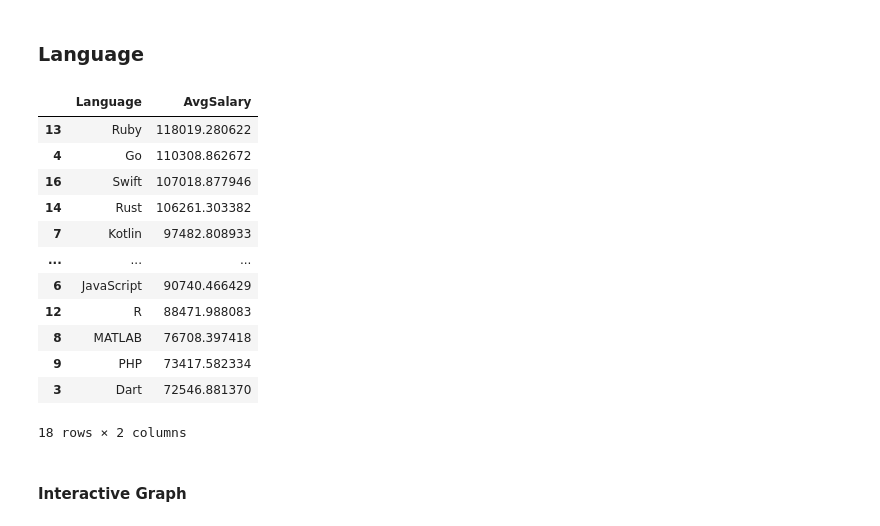
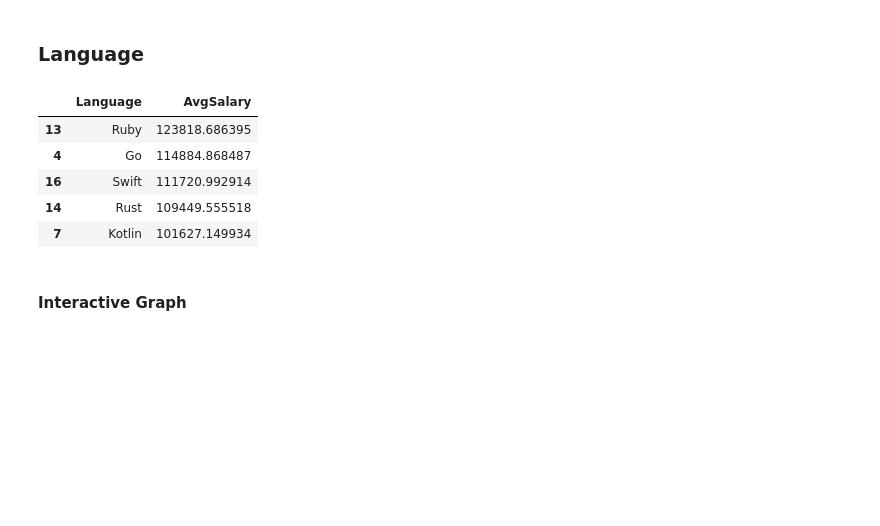
Before and after one commit to vikassinngh123/AI-ML-Learning, a Jupyter notebook: 04-Pandas/03_StackOverflow_Survey_Analysis.ipynb, the cells around one changed output. Drawn from its saved outputs; the diff is of its cells as text; code cells hidden in the pictures; blank space fills up the shorter version.

```diff
--- a/04-Pandas/03_StackOverflow_Survey_Analysis.ipynb
+++ b/04-Pandas/03_StackOverflow_Survey_Analysis.ipynb
@@ -132,35 +141,28 @@ graph_workexp.show()
 # %%
 popular_list = [
     'Python', 'JavaScript', 'Java', 'C++', 'C#', 'C', 'TypeScript', 'Go',
     'SQL', 'PHP', 'Swift', 'Kotlin', 'Rust', 'R', 'Ruby', 'MATLAB', 'Dart',
     'PowerShell', 'Visual Basic', 'Julia'
 ]
 
 c_df=df.dropna(subset=["ConvertedCompYearly"]).copy()
-c_df=c_df[(c_df["ConvertedCompYearly"]>0) & (c_df["ConvertedCompYearly"]<1000000)]
+c_df=c_df[(c_df["ConvertedCompYearly"]>=4000) & (c_df["ConvertedCompYearly"]<=800000)]
 
 exploded_df = c_df.assign(Language=c_df['LanguageHaveWorkedWith'].str.split(';')).explode('Language')
 
 filtered_df = exploded_df[exploded_df['Language'].isin(popular_list)]
 
 Lang_df = filtered_df.groupby('Language')['ConvertedCompYearly'].mean().reset_index()
 Lang_df = Lang_df.rename(columns={'ConvertedCompYearly': 'AvgSalary'}).sort_values(by='AvgSalary', ascending=False)
 
-Lang_df
+Lang_df.head()
 # %% [output]
 |  | Language | AvgSalary |
-| 13 | Ruby | 118019.280622 |
-| 4 | Go | 110308.862672 |
-| 16 | Swift | 107018.877946 |
-| 14 | Rust | 106261.303382 |
-| 7 | Kotlin | 97482.808933 |
-| ... | ... | ... |
-| 6 | JavaScript | 90740.466429 |
-| 12 | R | 88471.988083 |
-| 8 | MATLAB | 76708.397418 |
-| 9 | PHP | 73417.582334 |
-| 3 | Dart | 72546.881370 |
+| 13 | Ruby | 123818.686395 |
+| 4 | Go | 114884.868487 |
+| 16 | Swift | 111720.992914 |
+| 14 | Rust | 109449.555518 |
+| 7 | Kotlin | 101627.149934 |
-18 rows × 2 columns
 # %% [markdown]
 #### Interactive Graph
 # %%
```
Also changed, not shown: parts of 10 cells of this notebook.
